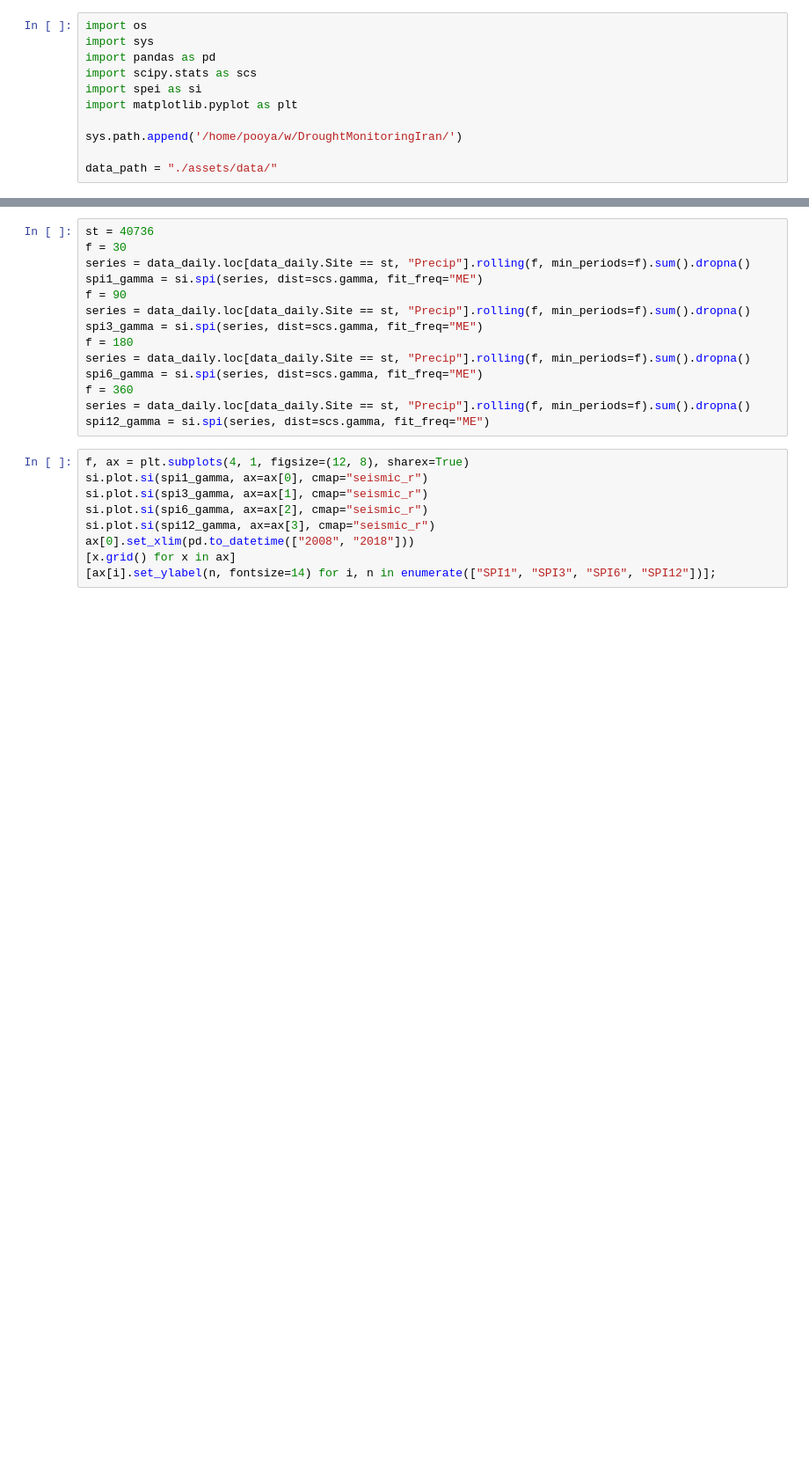
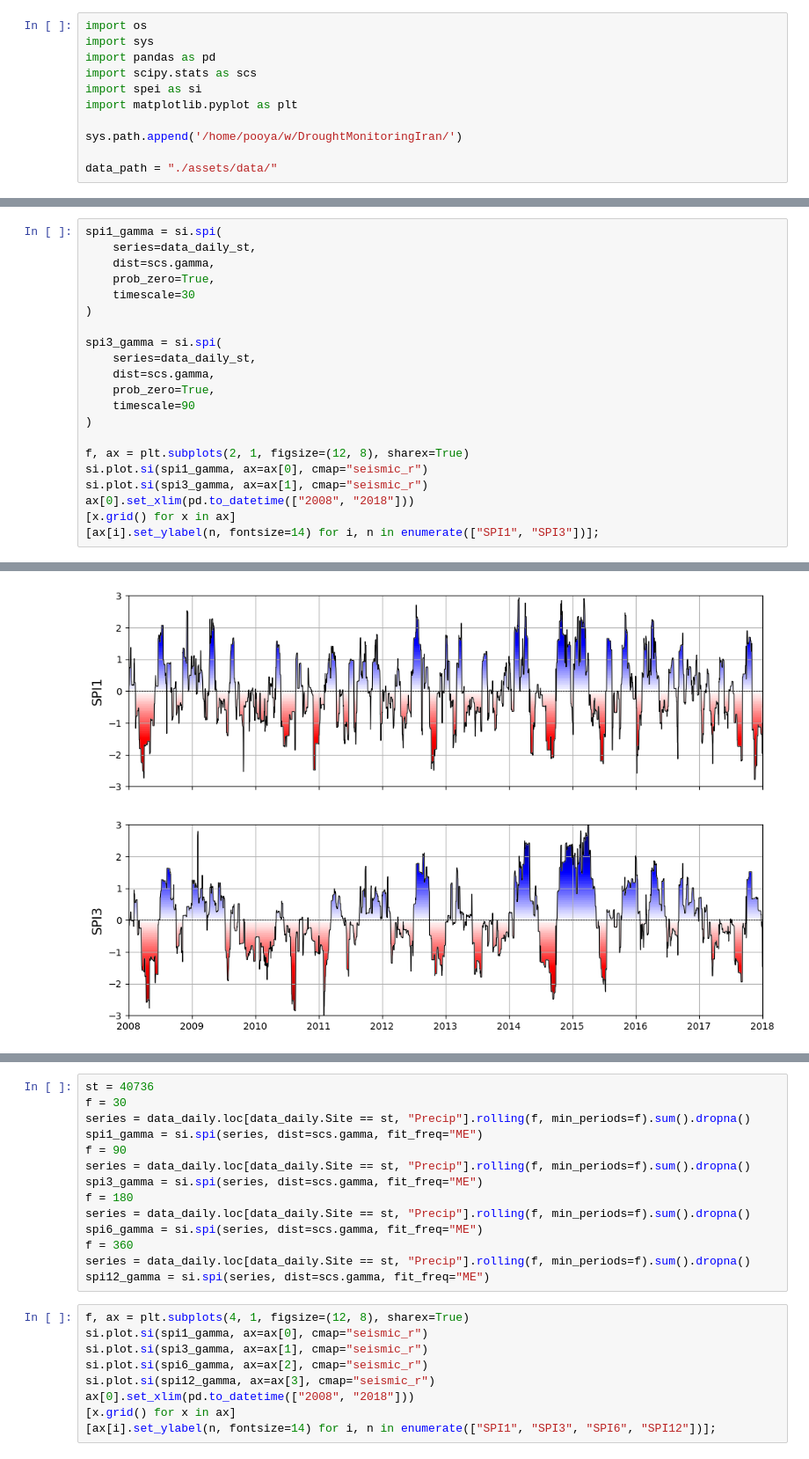
Before and after one commit to shirazipooya/DroughtMonitoringIran, a Jupyter notebook: app/notebook.ipynb, the cells around one changed output, grey strips where cells are left out. Shown at 88% size. Saved outputs shown, nothing was run; the diff lists cells and outputs as text; blank space fills up the shorter version.

```diff
--- a/app/notebook.ipynb
+++ b/app/notebook.ipynb
@@ -82,0 +128,22 @@ Name: Precip, Length: 21915, dtype: float64
+# %%
+spi1_gamma = si.spi(
+    series=data_daily_st,
+    dist=scs.gamma,
+    prob_zero=True,
+    timescale=30
+)
+
+spi3_gamma = si.spi(
+    series=data_daily_st,
+    dist=scs.gamma,
+    prob_zero=True,
+    timescale=90
+)
+
+f, ax = plt.subplots(2, 1, figsize=(12, 8), sharex=True)
+si.plot.si(spi1_gamma, ax=ax[0], cmap="seismic_r")
+si.plot.si(spi3_gamma, ax=ax[1], cmap="seismic_r")
+ax[0].set_xlim(pd.to_datetime(["2008", "2018"]))
+[x.grid() for x in ax]
+[ax[i].set_ylabel(n, fontsize=14) for i, n in enumerate(["SPI1", "SPI3"])];
+# %% [output]
@@ -82,0 +152 @@ Name: Precip, Length: 21915, dtype: float64
+[figure, added]
```
Also changed, not shown: parts of 9 cells of this notebook.
